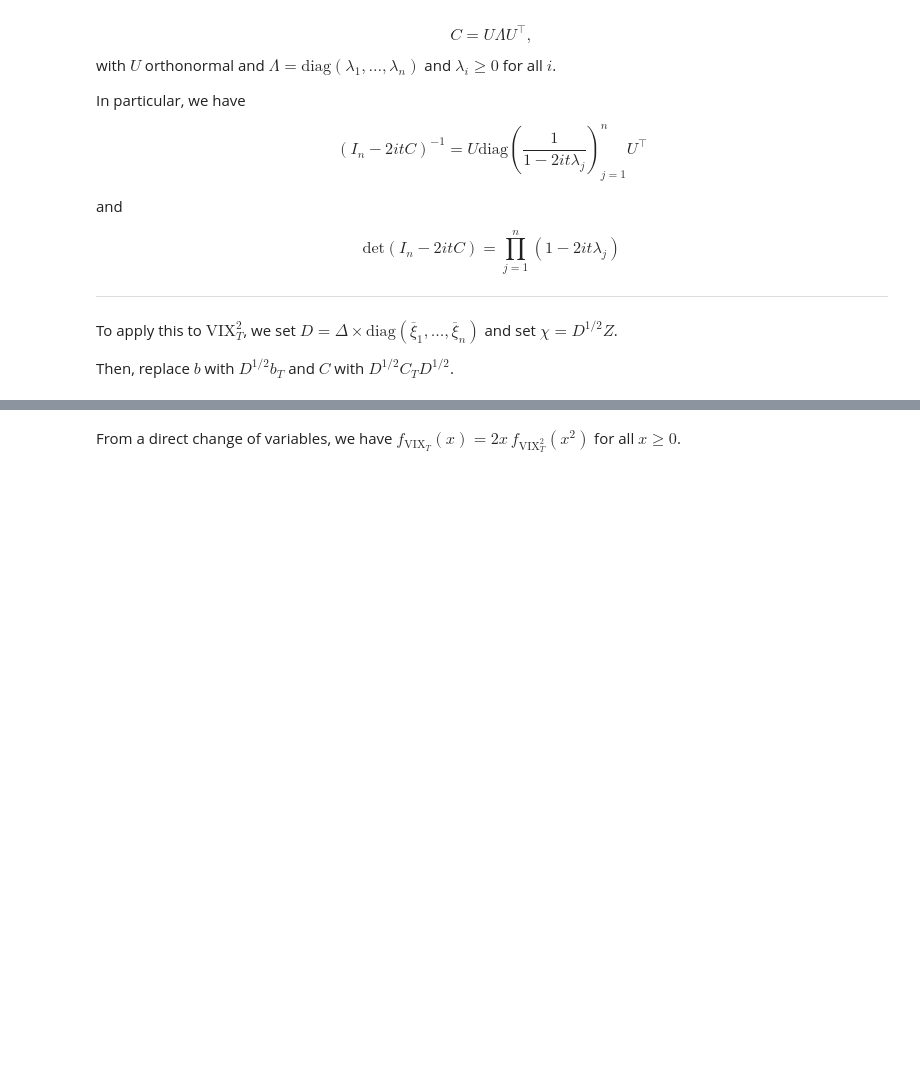
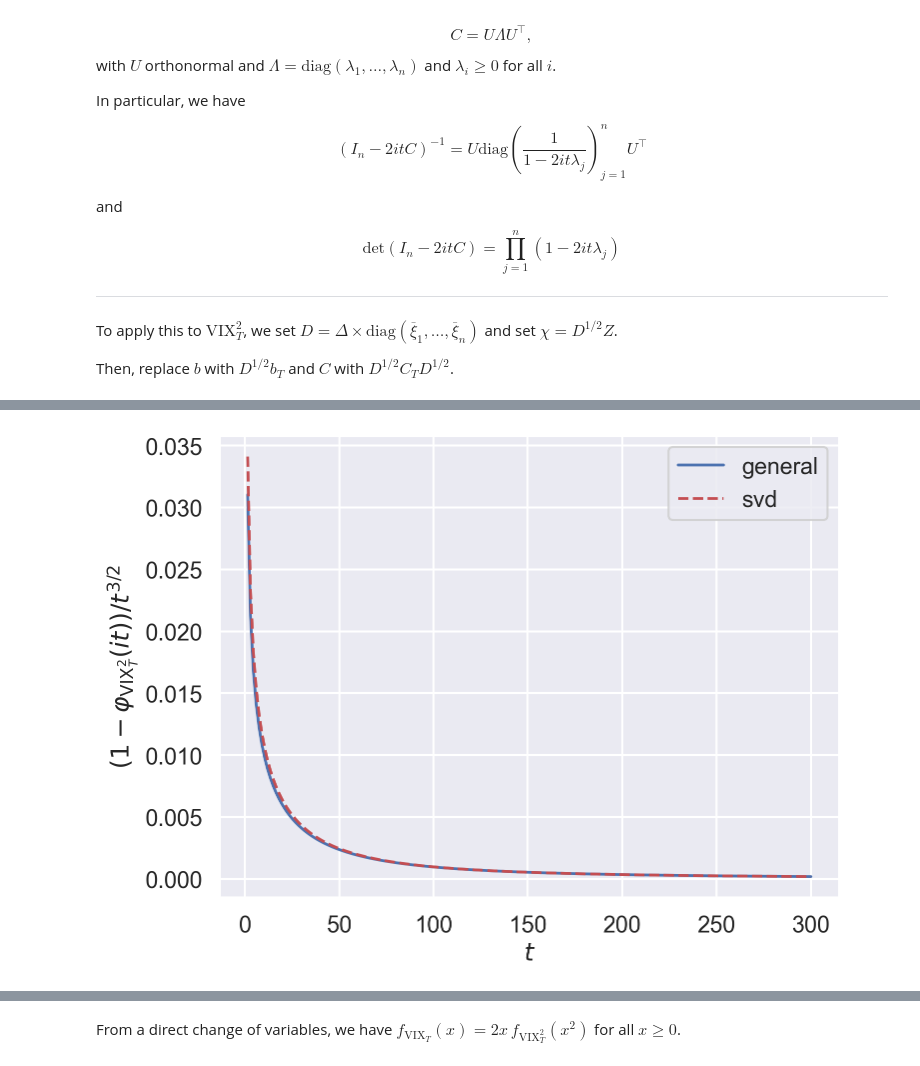
Before and after one commit to jgatheral/QuadraticRoughHeston, a Jupyter notebook: vix_approx.ipynb, the cells around one changed output, grey strips where cells are left out. Cells and saved outputs as stored; diff of their text form; code cells hidden in the pictures; blank space fills up the shorter version.

```diff
--- a/vix_approx.ipynb
+++ b/vix_approx.ipynb
@@ -272,3 +308,13 @@ U_b.shape
+# %%
+fig, ax = plt.subplots()
+ax.plot(ts, (1 - np.real(phi_vix2_i_ts)) / ts ** (3 / 2), "b-", lw=2, label="general")
+ax.plot(ts, (1 - np.real(phi_vix2_i_ts_svd)) / ts ** (3 / 2), "r--", lw=2, label="svd")
+ax.set_xlabel("$t$")
+ax.set_ylabel("$(1 - \\varphi_{\\mathrm{VIX}_T^2}(it)) / t^{3/2}$")
+ax.legend()
+plt.show()
+# %% [output]
+[figure, added]
 # %%
 charfunc_quadratic_normal(3.0, a_scalar, b_vec, mat_C)
 # %% [output]
```
Also changed, not shown: parts of 46 cells of this notebook.
